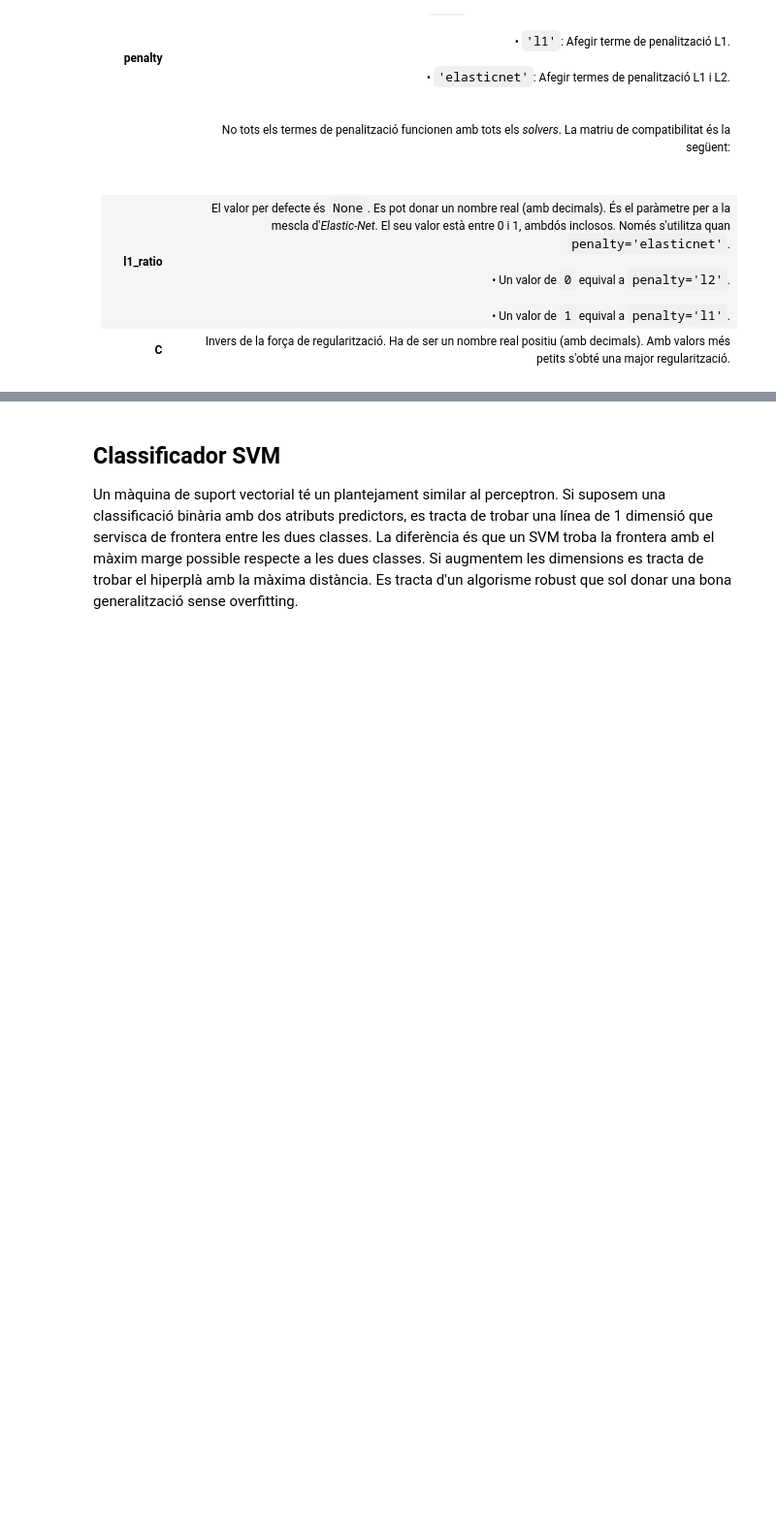
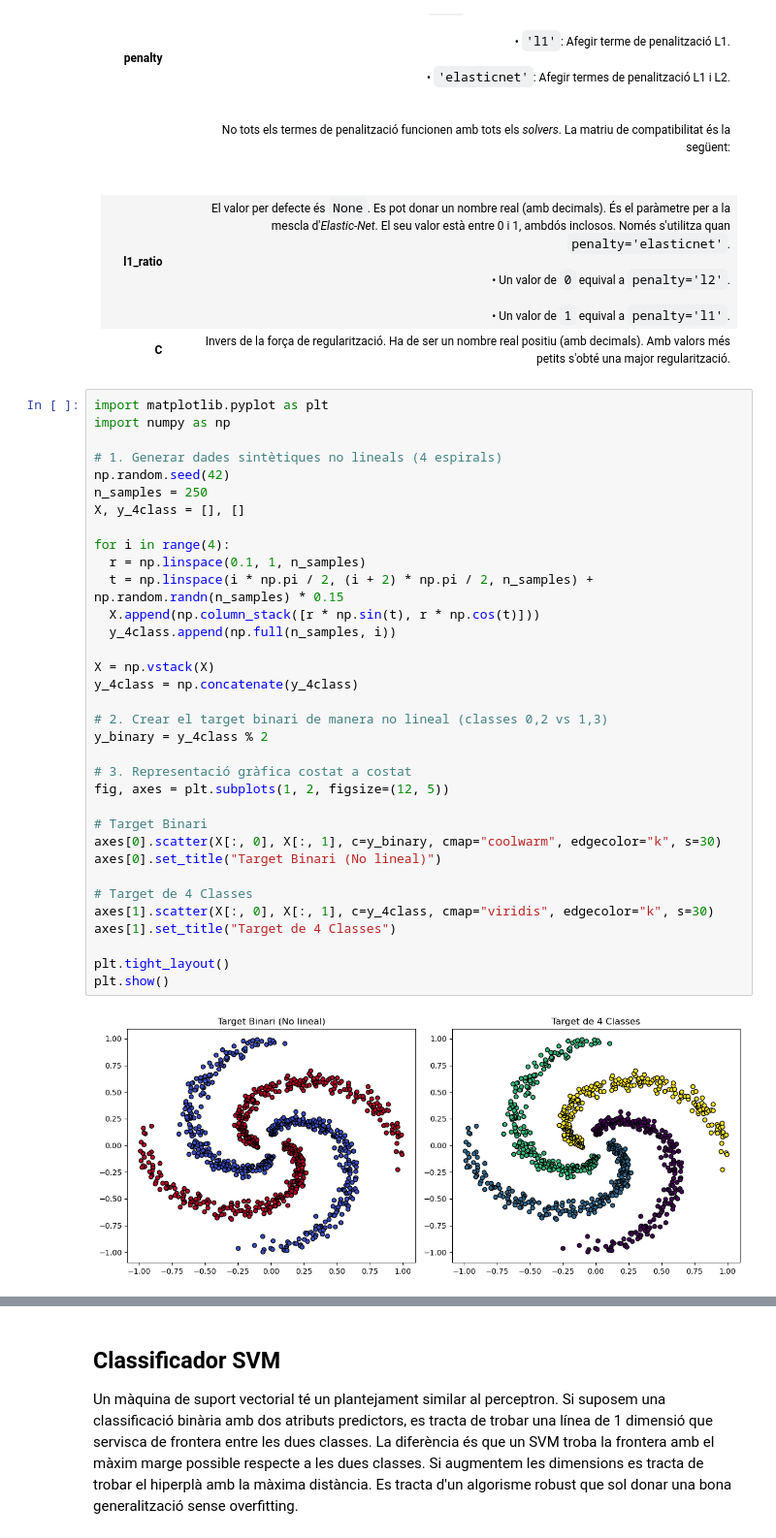
Before and after one commit to xxjcaxx/Disseny-i-avaluacio-de-models, a Jupyter notebook: apunts/documents/classificació.ipynb, the cells around one changed output, grey strips where cells are left out. Shown at 97% size. Drawn from its saved outputs; the diff is of its cells as text; blank space fills up the shorter version.

```diff
--- a/apunts/documents/classificació.ipynb
+++ b/apunts/documents/classificació.ipynb
@@ -1015,3 +1015,39 @@ $$z = \beta_0 + \beta_1 x_1 + \beta_2 x_2 + \dots + \beta_n x_n$$
 | **penalty** | Tipus de penalització. Els possibles valors són:<br><br>• `None`: Sense penalització.<br><br>• `'l2'`: Afegir terme de penalització L2 *(valor per defecte)*.<br><br>• `'l1'`: Afegir terme de penalització L1.<br><br>• `'elasticnet'`: Afegir termes de penalització L1 i L2.<br><br><br>No tots els termes de penalització funcionen amb tots els *solvers*. La matriu de compatibilitat és la següent:<br><br><br>| *Solver* | `None` | `'l2'` | `'l1'` | `'elasticnet'` |<br><br>|--- |
 | **l1_ratio** | El valor per defecte és `None`. Es pot donar un nombre real (amb decimals). És el paràmetre per a la mescla d'*Elastic-Net*. El seu valor està entre 0 i 1, ambdós inclosos. Només s'utilitza quan `penalty='elasticnet'`.<br><br>• Un valor de `0` equival a `penalty='l2'`.<br><br>• Un valor de `1` equival a `penalty='l1'`. |
 | **C** | Invers de la força de regularització. Ha de ser un nombre real positiu (amb decimals). Amb valors més petits s'obté una major regularització. |
+# %%
+import matplotlib.pyplot as plt
+import numpy as np
+
+# 1. Generar dades sintètiques no lineals (4 espirals)
+np.random.seed(42)
+n_samples = 250
+X, y_4class = [], []
+
+for i in range(4):
+  r = np.linspace(0.1, 1, n_samples)
+  t = np.linspace(i * np.pi / 2, (i + 2) * np.pi / 2, n_samples) + np.random.randn(n_samples) * 0.15
+  X.append(np.column_stack([r * np.sin(t), r * np.cos(t)]))
+  y_4class.append(np.full(n_samples, i))
+
+X = np.vstack(X)
+y_4class = np.concatenate(y_4class)
+
+# 2. Crear el target binari de manera no lineal (classes 0,2 vs 1,3)
+y_binary = y_4class % 2
+
+# 3. Representació gràfica costat a costat
+fig, axes = plt.subplots(1, 2, figsize=(12, 5))
+
+# Target Binari
+axes[0].scatter(X[:, 0], X[:, 1], c=y_binary, cmap="coolwarm", edgecolor="k", s=30)
+axes[0].set_title("Target Binari (No lineal)")
+
+# Target de 4 Classes
+axes[1].scatter(X[:, 0], X[:, 1], c=y_4class, cmap="viridis", edgecolor="k", s=30)
+axes[1].set_title("Target de 4 Classes")
+
+plt.tight_layout()
+plt.show()
+# %% [output]
+[figure, added]
```
Also changed, not shown: parts of 6 cells of this notebook, 8 other files.
